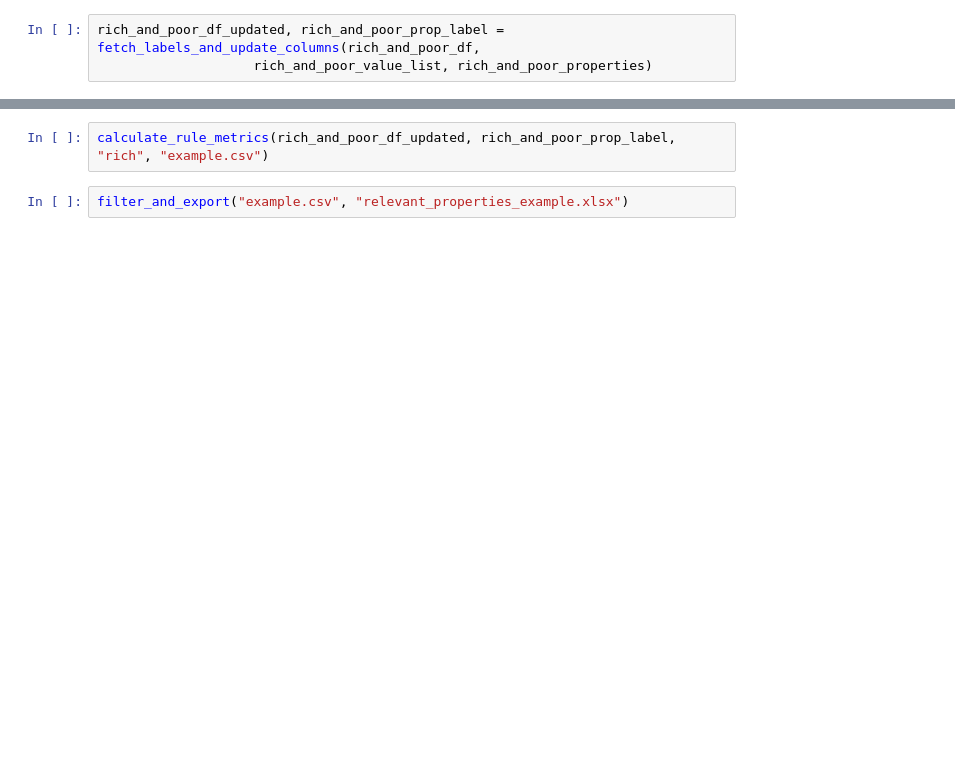
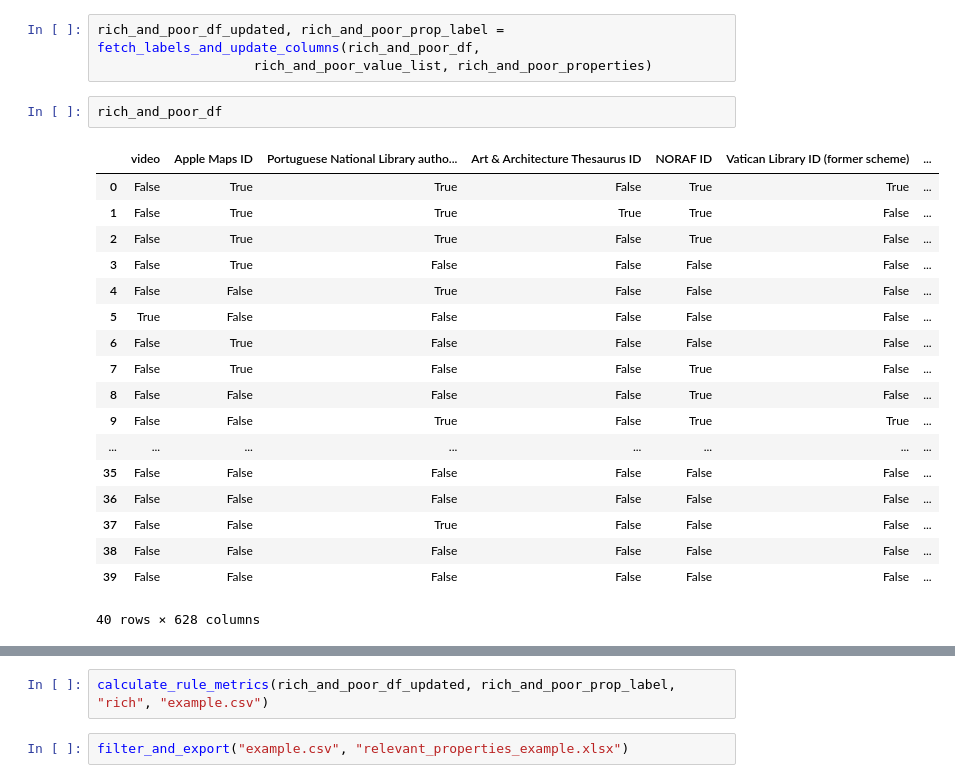
Before and after one commit to millerama17/association-analysis, a Jupyter notebook: example.ipynb, the cells around one changed output, grey strips where cells are left out. Saved outputs shown, nothing was run; the diff lists cells and outputs as text; blank space fills up the shorter version.

```diff
--- a/example.ipynb
+++ b/example.ipynb
@@ -45,3 +68,24 @@ rich_and_poor_df, rich_and_poor_value_list, rich_and_poor_properties = preproces
 # %%
 rich_and_poor_df_updated, rich_and_poor_prop_label = fetch_labels_and_update_columns(rich_and_poor_df,
                     rich_and_poor_value_list, rich_and_poor_properties)
+# %%
+rich_and_poor_df
+# %% [output]
+|  | video | Apple Maps ID | Portuguese National Library autho... | Art & Architecture Thesaurus ID | NORAF ID | Vatican Library ID (former scheme) | ... |
+| 0 | False | True | True | False | True | True | ... |
+| 1 | False | True | True | True | True | False | ... |
+| 2 | False | True | True | False | True | False | ... |
+| 3 | False | True | False | False | False | False | ... |
+| 4 | False | False | True | False | False | False | ... |
+| 5 | True | False | False | False | False | False | ... |
+| 6 | False | True | False | False | False | False | ... |
+| 7 | False | True | False | False | True | False | ... |
+| 8 | False | False | False | False | True | False | ... |
+| 9 | False | False | True | False | True | True | ... |
+| ... | ... | ... | ... | ... | ... | ... | ... |
+| 35 | False | False | False | False | False | False | ... |
+| 36 | False | False | False | False | False | False | ... |
+| 37 | False | False | True | False | False | False | ... |
+| 38 | False | False | False | False | False | False | ... |
+| 39 | False | False | False | False | False | False | ... |
+40 rows × 628 columns
```
Also changed, not shown: parts of 8 cells of this notebook, 3 other files.
